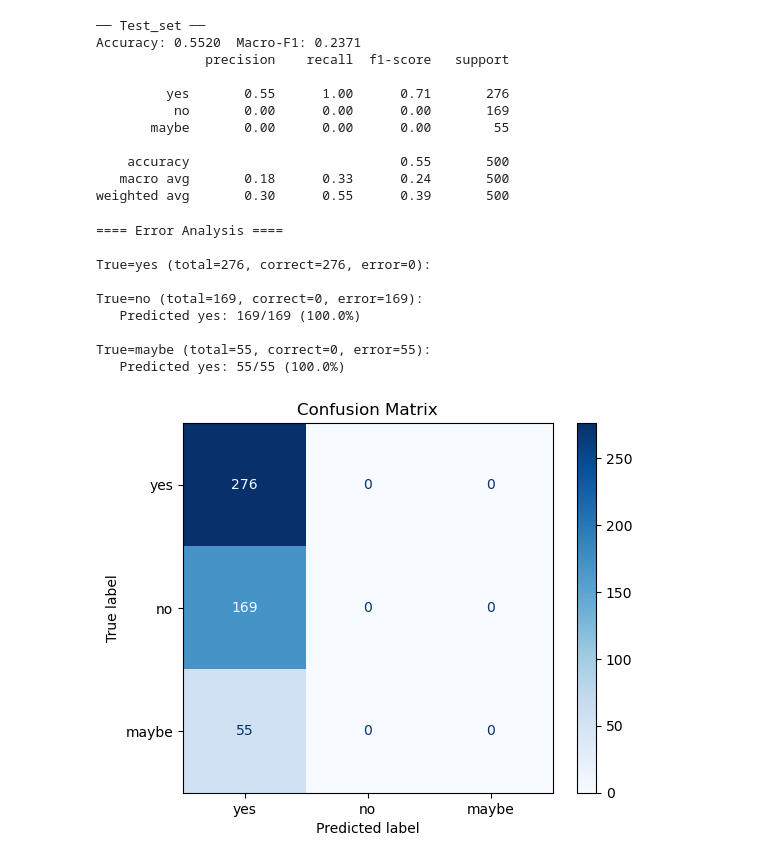
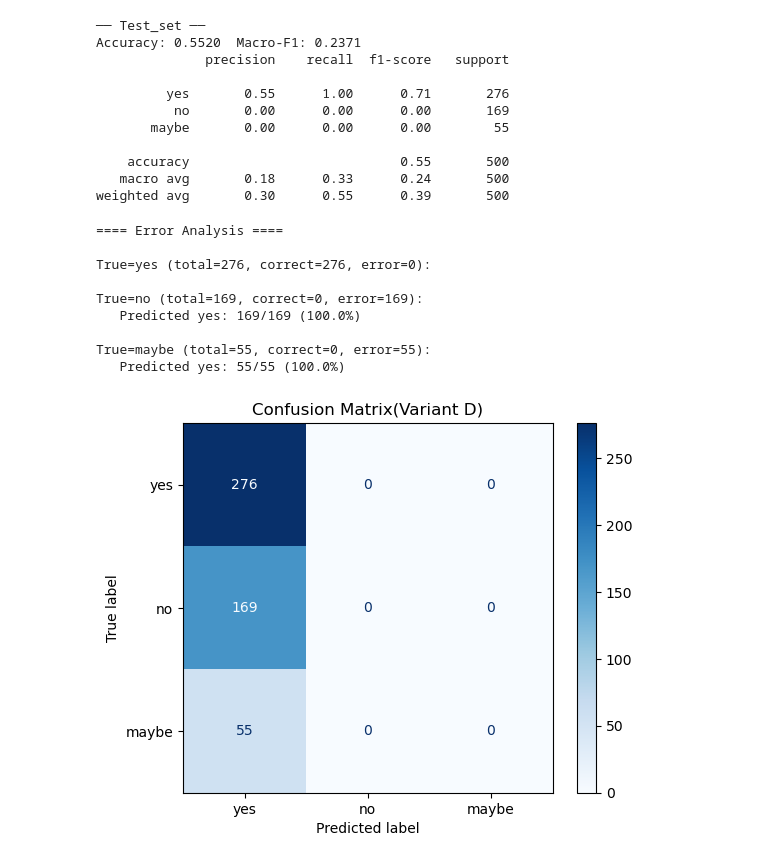
Before and after one commit to realhenrycheng/AITA_Coursework_Team11, a Jupyter notebook: TFIDF_MLP.ipynb, the cells around one changed output. Cells and saved outputs as stored; diff of their text form; code cells hidden in the pictures.

```diff
--- a/TFIDF_MLP.ipynb
+++ b/TFIDF_MLP.ipynb
@@ -66,7 +66,7 @@ med_stopwords = list(ENGLISH_STOP_WORDS - MEDICAL_KEEP)
 vectorizer = TfidfVectorizer(
     ngram_range=(1, 2),
     stop_words=med_stopwords,
-    max_features=5000,
+    max_features=1500,
     sublinear_tf=True,
 )
 
@@ -521,15 +546,15 @@ Accuracy: 0.5520  Macro-F1: 0.2371
    macro avg       0.18      0.33      0.24       500
 weighted avg       0.30      0.55      0.39       500
 # %%
-plot_confusion_matrix(y_true, y_pred_lsa)
+plot_confusion_matrix(y_true, y_pred_lsa, title="Variant D")
 # %% [output]
 ==== Error Analysis ====
 
 True=yes (total=276, correct=276, error=0):
 
 True=no (total=169, correct=0, error=169):
    Predicted yes: 169/169 (100.0%)
 
 True=maybe (total=55, correct=0, error=55):
    Predicted yes: 55/55 (100.0%)
-[figure, old version]
+[figure, new version]
```
Also changed, not shown: parts of 22 cells of this notebook, 4 other files.
